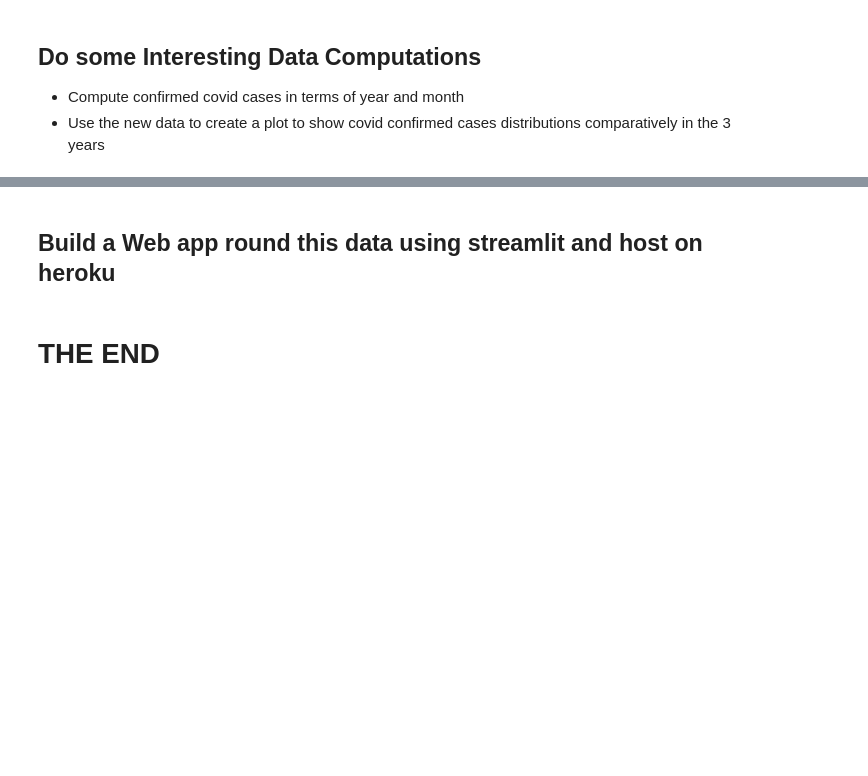
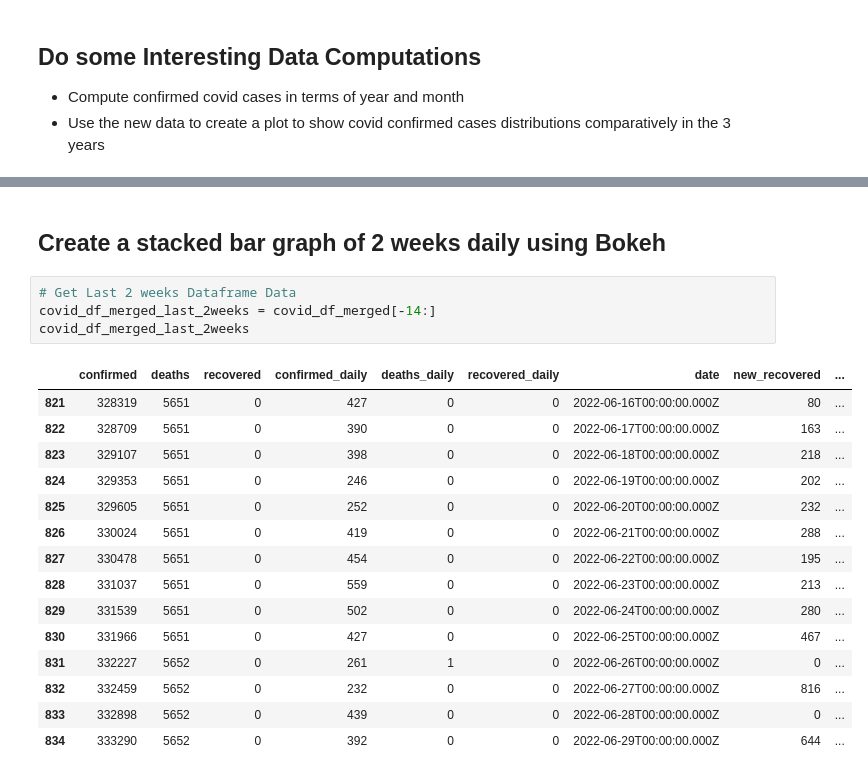
Before and after one commit to lewismih/ADS-Final-Project, a Jupyter notebook: Lewis M K. ADS Project.ipynb, the cells around one changed output, grey strips where cells are left out. Saved outputs shown, nothing was run; the diff lists cells and outputs as text; blank space fills up the shorter version.

```diff
--- a/Lewis M K. ADS Project.ipynb
+++ b/Lewis M K. ADS Project.ipynb
@@ -278,4 +282,22 @@ df_covid_recovered
-# %% [markdown]
-## Build a Web app round this data using streamlit and host on heroku
-# %% [markdown]
-# THE END
+# %% [markdown]
+## Create a stacked bar graph of 2 weeks daily using Bokeh
+# %%
+# Get Last 2 weeks Dataframe Data
+covid_df_merged_last_2weeks = covid_df_merged[-14:]
+covid_df_merged_last_2weeks
+# %% [output]
+|  | confirmed | deaths | recovered | confirmed_daily | deaths_daily | recovered_daily | date | new_recovered | ... |
+| 821 | 328319 | 5651 | 0 | 427 | 0 | 0 | 2022-06-16T00:00:00.000Z | 80 | ... |
+| 822 | 328709 | 5651 | 0 | 390 | 0 | 0 | 2022-06-17T00:00:00.000Z | 163 | ... |
+| 823 | 329107 | 5651 | 0 | 398 | 0 | 0 | 2022-06-18T00:00:00.000Z | 218 | ... |
+| 824 | 329353 | 5651 | 0 | 246 | 0 | 0 | 2022-06-19T00:00:00.000Z | 202 | ... |
+| 825 | 329605 | 5651 | 0 | 252 | 0 | 0 | 2022-06-20T00:00:00.000Z | 232 | ... |
+| 826 | 330024 | 5651 | 0 | 419 | 0 | 0 | 2022-06-21T00:00:00.000Z | 288 | ... |
+| 827 | 330478 | 5651 | 0 | 454 | 0 | 0 | 2022-06-22T00:00:00.000Z | 195 | ... |
+| 828 | 331037 | 5651 | 0 | 559 | 0 | 0 | 2022-06-23T00:00:00.000Z | 213 | ... |
+| 829 | 331539 | 5651 | 0 | 502 | 0 | 0 | 2022-06-24T00:00:00.000Z | 280 | ... |
+| 830 | 331966 | 5651 | 0 | 427 | 0 | 0 | 2022-06-25T00:00:00.000Z | 467 | ... |
+| 831 | 332227 | 5652 | 0 | 261 | 1 | 0 | 2022-06-26T00:00:00.000Z | 0 | ... |
+| 832 | 332459 | 5652 | 0 | 232 | 0 | 0 | 2022-06-27T00:00:00.000Z | 816 | ... |
+| 833 | 332898 | 5652 | 0 | 439 | 0 | 0 | 2022-06-28T00:00:00.000Z | 0 | ... |
+| 834 | 333290 | 5652 | 0 | 392 | 0 | 0 | 2022-06-29T00:00:00.000Z | 644 | ... |
```
Also changed, not shown: parts of 20 cells of this notebook, 2 other files.
